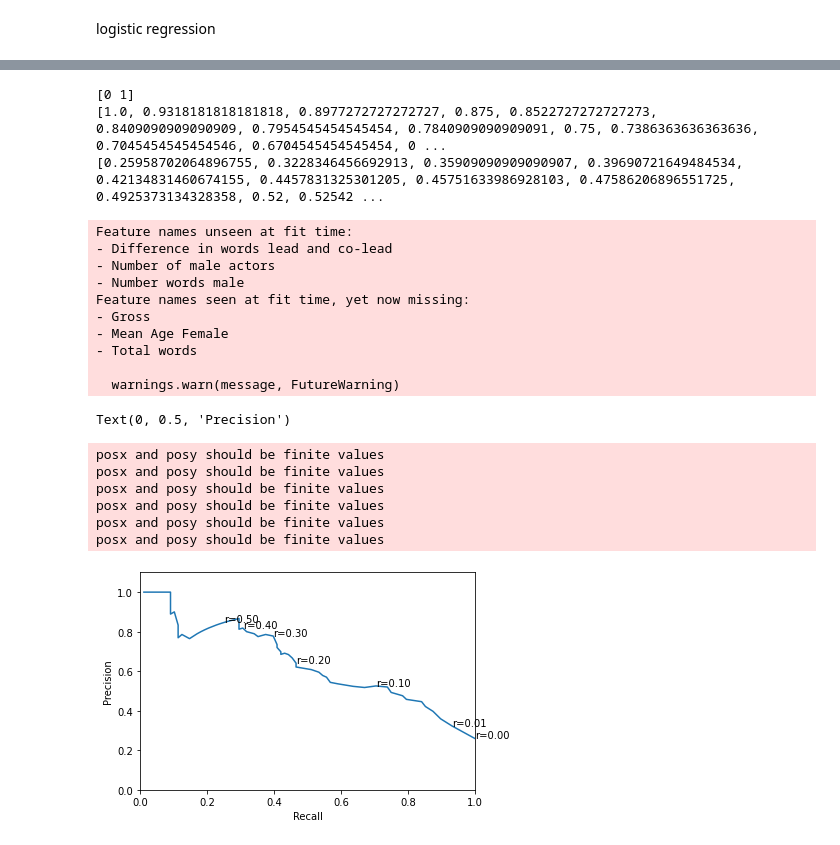
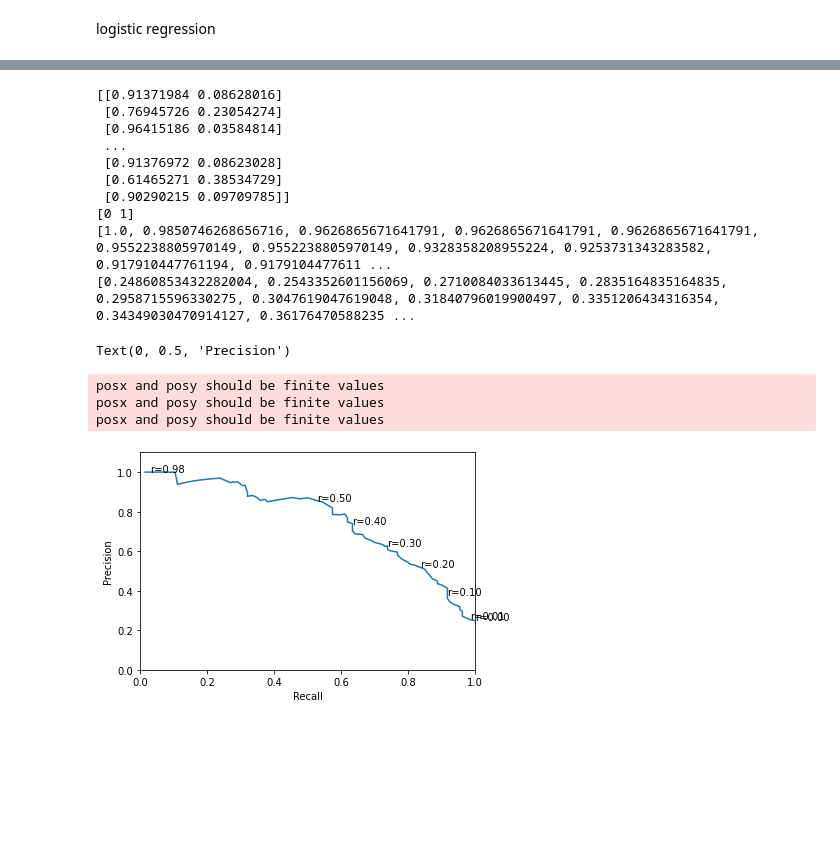
Before and after one commit to IZ001/Stat-Machine-Learning, a Jupyter notebook: Project_SML.ipynb, the cells around one changed output, grey strips where cells are left out. Saved outputs shown, nothing was run; the diff lists cells and outputs as text; code cells hidden in the pictures; blank space fills up the shorter version.

```diff
--- a/Project_SML.ipynb
+++ b/Project_SML.ipynb
@@ -310,7 +309,7 @@ data['Number of fem act^2'] = data['Number of female actors']*data['Number of fe
 
 
 np.random.seed(1)
-trainI = np.random.choice(data.shape[0], size= 700, replace=False)
+trainI = np.random.choice(data.shape[0], size= 500, replace=False)
 trainIndex = data.index.isin(trainI)
 
 train = data.iloc[trainIndex]
@@ -474,16 +497,18 @@ N = np.sum(y_test == negative_class)
 #model.fit(scaler.transform(x_train), y_train )
 #predict_prob = model.predict_proba(scaler.transform(x_test))
 
-predict_prob = chosen_model.predict_proba(scaler.transform(x_test))
-
+#predict_prob = chosen_model.predict_proba(scaler.transform(x_test))
+#print(predict_prob)
 
 prediction = np.empty(len(x_test), dtype ='object')
 
 tr_val = np.linspace(0.00 , 1, num =101)
-print(model.classes_)
+print(prob)
 for k in tr_val:
-  prediction = np.where(predict_prob[:,1] > k, positive_class, negative_class)
+  prediction = np.where(prob[:,1] > k, positive_class, negative_class)
+
   tr_pos = np.sum((prediction == y_test)&(prediction == positive_class))
+
   fal_pos = np.sum((prediction != y_test)&(prediction == positive_class))
   true_positive_rate.append(tr_pos/P)
   false_positive_rate.append(fal_pos/N)
@@ -539,53 +560,47 @@ P = np.sum(y_test == positive_class)
 #scaler = skl_pre.StandardScaler().fit(x_train)
 #model = skl_lm.LogisticRegression(solver ='lbfgs')
 #model.fit(scaler.transform(x_train), y_train )
 #predict_prob = model.predict_proba(scaler.transform(x_test))
 
-predict_prob = chosen_model.predict_proba(scaler.transform(x_test))
-
+print(prob)
 
 prediction = np.empty(len(x_test), dtype ='object')
 
 tr_val = np.linspace(0.00 , 1, num =101)
 print(model.classes_)
 for k in tr_val:
-  prediction = np.where(predict_prob[:,1] > k, positive_class, negative_class)
+  prediction = np.where(prob[:,1] > k, positive_class, negative_class)
   P_star = np.sum(prediction == positive_class)
   tr_pos = np.sum((prediction == y_test)&(prediction == positive_class))
 
   recall.append(tr_pos/P)
   precision.append(tr_pos/P_star)
 
 print(recall)
 print(precision)
+print()
 
 plt.plot(recall, precision)
 for idx in [0, 1, 10, 20, 30,40, 50, 98, 100]:
   plt.text(recall[idx], precision[idx], f'r={tr_val[idx]:.2f}')
 
 plt.ylim([0, 1.1])
 plt.xlim([0,1])
 plt.xlabel('Recall')
 plt.ylabel('Precision')
 # %% [output]
+[[0.91371984 0.08628016]
+ [0.76945726 0.23054274]
+ [0.96415186 0.03584814]
+ ...
+ [0.91376972 0.08623028]
+ [0.61465271 0.38534729]
+ [0.90290215 0.09709785]]
 [0 1]
-[1.0, 0.9318181818181818, 0.8977272727272727, 0.875, 0.8522727272727273, 0.8409090909090909, 0.7954545454545454, 0.7840909090909091, 0.75, 0.7386363636363636, 0.7045454545454546, 0.6704545454545454, 0 ...
-[0.25958702064896755, 0.3228346456692913, 0.35909090909090907, 0.39690721649484534, 0.42134831460674155, 0.4457831325301205, 0.45751633986928103, 0.47586206896551725, 0.4925373134328358, 0.52, 0.52542 ...
+[1.0, 0.9850746268656716, 0.9626865671641791, 0.9626865671641791, 0.9626865671641791, 0.9552238805970149, 0.9552238805970149, 0.9328358208955224, 0.9253731343283582, 0.917910447761194, 0.9179104477611 ...
+[0.24860853432282004, 0.2543352601156069, 0.2710084033613445, 0.2835164835164835, 0.2958715596330275, 0.3047619047619048, 0.31840796019900497, 0.3351206434316354, 0.34349030470914127, 0.36176470588235 ...
-Feature names unseen at fit time:
-- Difference in words lead and co-lead
-- Number of male actors
-- Number words male
-Feature names seen at fit time, yet now missing:
-- Gross
-- Mean Age Female
-- Total words
-
-  warnings.warn(message, FutureWarning)
+Text(0, 0.5, 'Precision')
-Text(0, 0.5, 'Precision')
+posx and posy should be finite values
+posx and posy should be finite values
+posx and posy should be finite values
-posx and posy should be finite values
-posx and posy should be finite values
-posx and posy should be finite values
-posx and posy should be finite values
-posx and posy should be finite values
-posx and posy should be finite values
-[figure, old version]
+[figure, new version]
```
Also changed, not shown: parts of 7 cells of this notebook.
